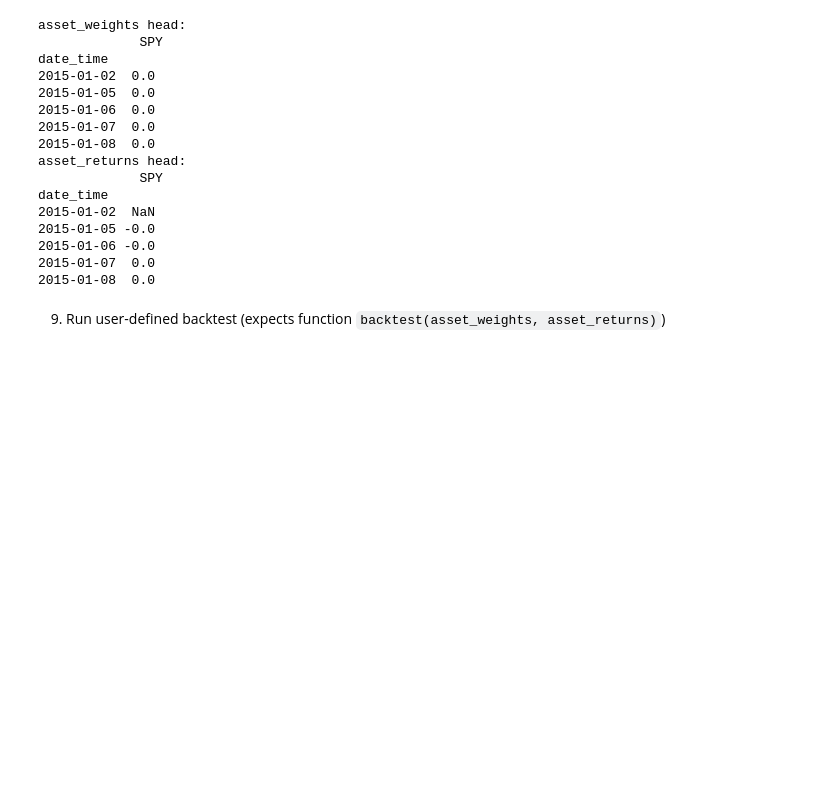
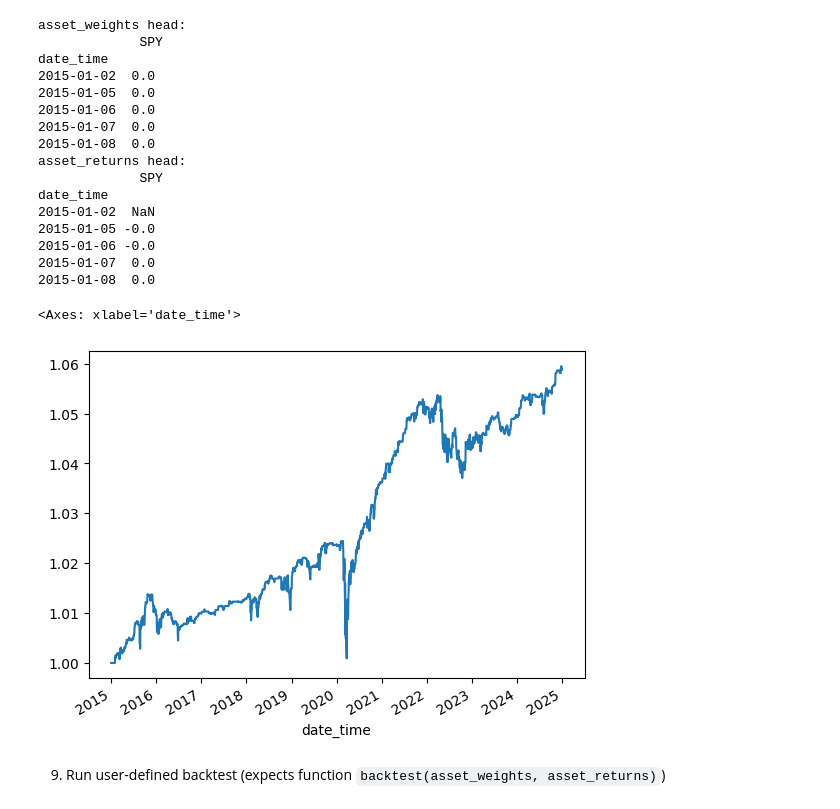
Before and after one commit to lakshya-aga/finagent_openai, a Jupyter notebook: outputs/notebook_2.ipynb, the cells around one changed output. Drawn from its saved outputs; the diff is of its cells as text; code cells hidden in the pictures; blank space fills up the shorter version.

```diff
--- a/outputs/notebook_2.ipynb
+++ b/outputs/notebook_2.ipynb
@@ -303,5 +304,10 @@ date_time
 2015-01-06 -0.0
 2015-01-07  0.0
 2015-01-08  0.0
+# %%
+((asset_weights* asset_returns).sum(axis=1)+1).cumprod().plot()
+# %% [output]
+<Axes: xlabel='date_time'>
+[figure, added]
 # %% [markdown]
 9) Run user-defined backtest (expects function `backtest(asset_weights, asset_returns)`)
```
Also changed, not shown: parts of 2 cells of this notebook, 3 other files.
